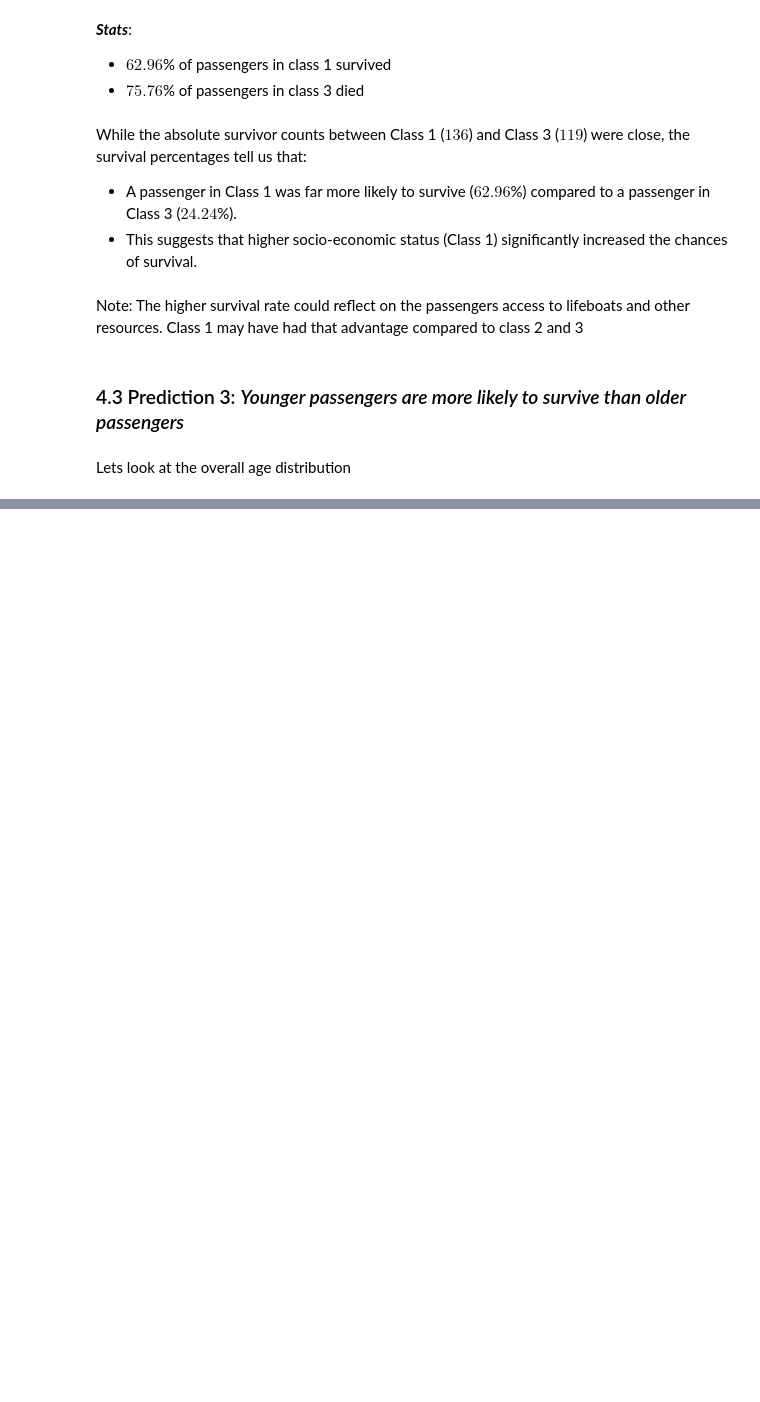
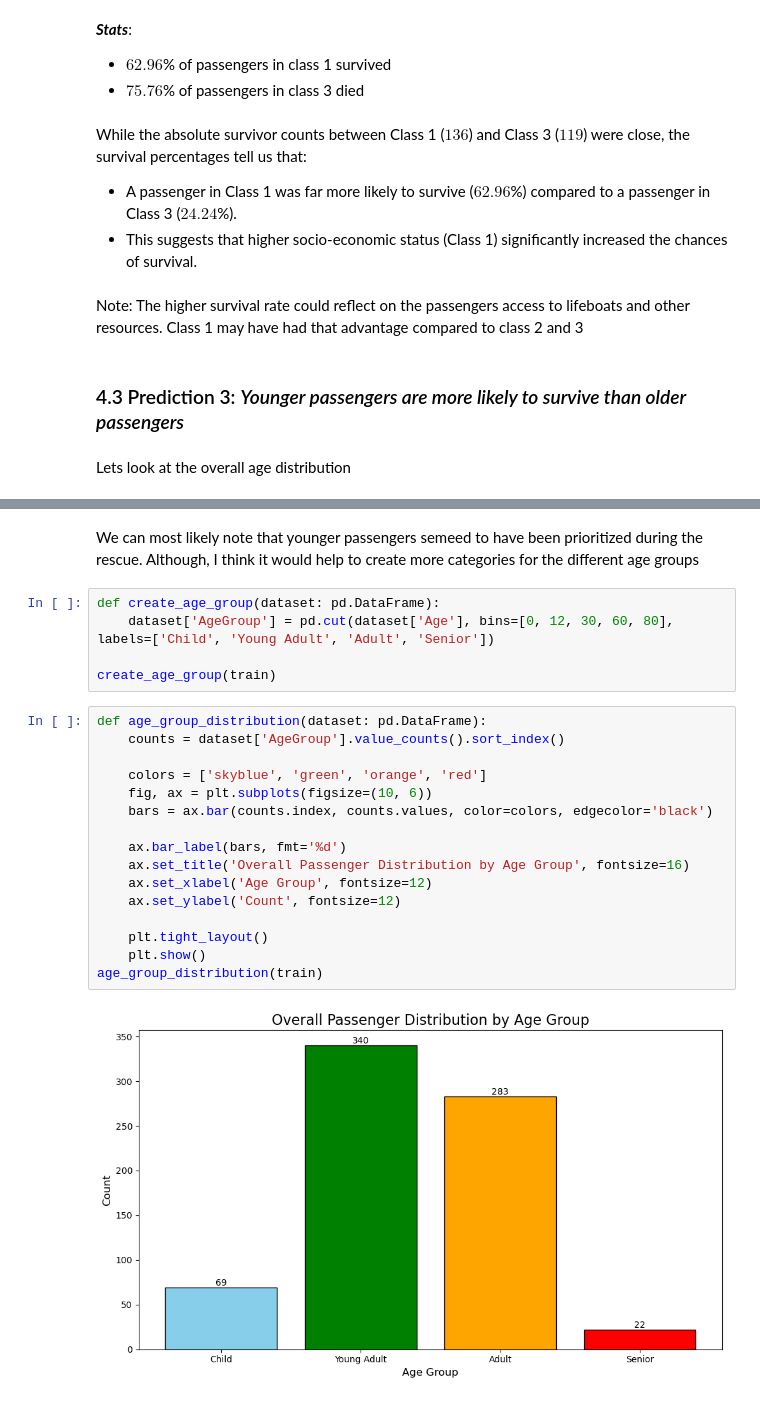
Before and after one commit to davidjoves/Predicting-Survival-from-the-Titanic, a Jupyter notebook: work.ipynb, the cells around one changed output, grey strips where cells are left out. Drawn from its saved outputs; the diff is of its cells as text; blank space fills up the shorter version.

Commit message:
age groups created

```diff
--- a/work.ipynb
+++ b/work.ipynb
@@ -409,0 +417,25 @@ age_distribution_difference(train)
+# %% [markdown]
+We can most likely note that younger passengers semeed to have been prioritized during the rescue. Although, I think it would help to create more categories for the different age groups
+# %%
+def create_age_group(dataset: pd.DataFrame):
+    dataset['AgeGroup'] = pd.cut(dataset['Age'], bins=[0, 12, 30, 60, 80], labels=['Child', 'Young Adult', 'Adult', 'Senior'])
+
+create_age_group(train)
+# %%
+def age_group_distribution(dataset: pd.DataFrame):
+    counts = dataset['AgeGroup'].value_counts().sort_index()
+
+    colors = ['skyblue', 'green', 'orange', 'red']
+    fig, ax = plt.subplots(figsize=(10, 6))
+    bars = ax.bar(counts.index, counts.values, color=colors, edgecolor='black')
+
+    ax.bar_label(bars, fmt='%d')
+    ax.set_title('Overall Passenger Distribution by Age Group', fontsize=16)
+    ax.set_xlabel('Age Group', fontsize=12)
+    ax.set_ylabel('Count', fontsize=12)
+
+    plt.tight_layout()
+    plt.show()
+age_group_distribution(train)
+# %% [output]
+[figure, added]
```
Also changed, not shown: parts of 6 cells of this notebook.
